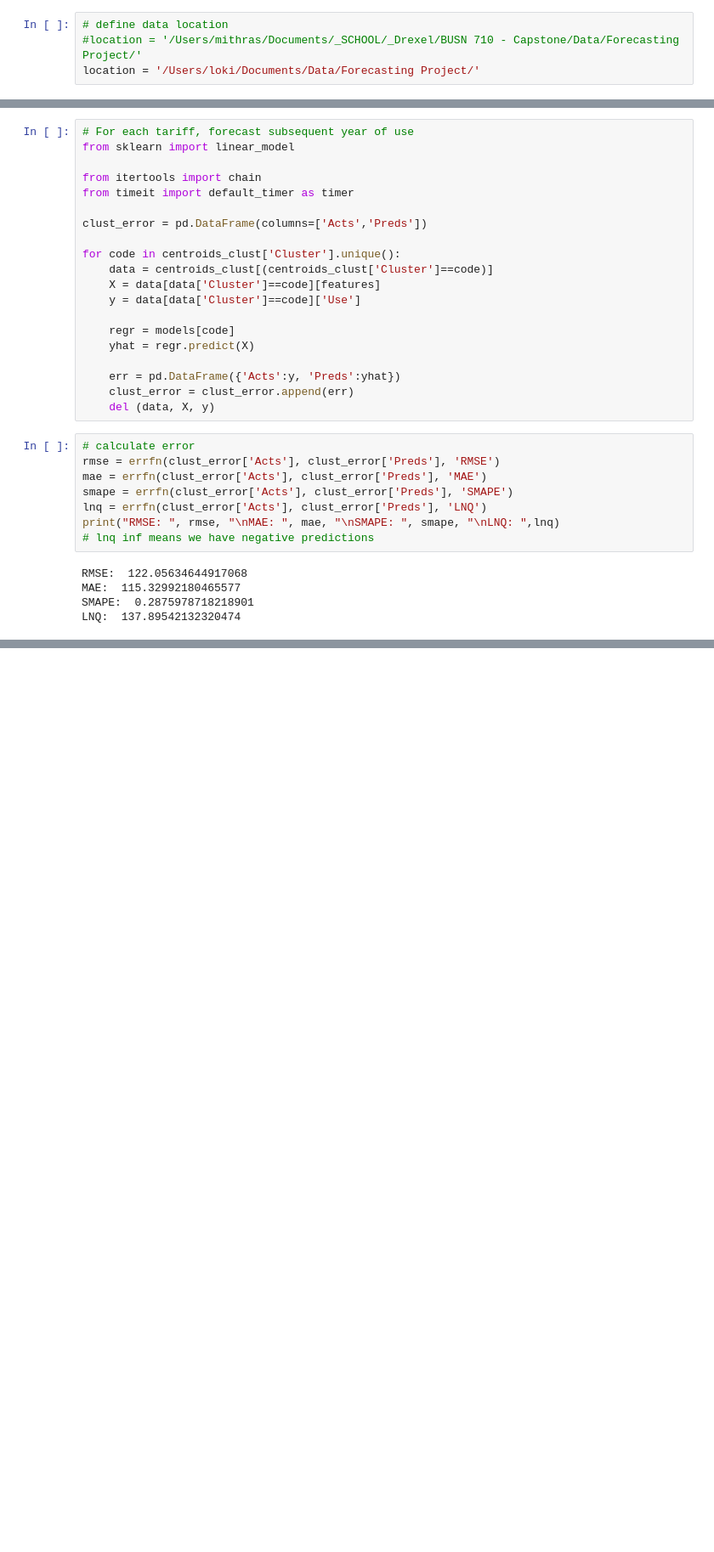
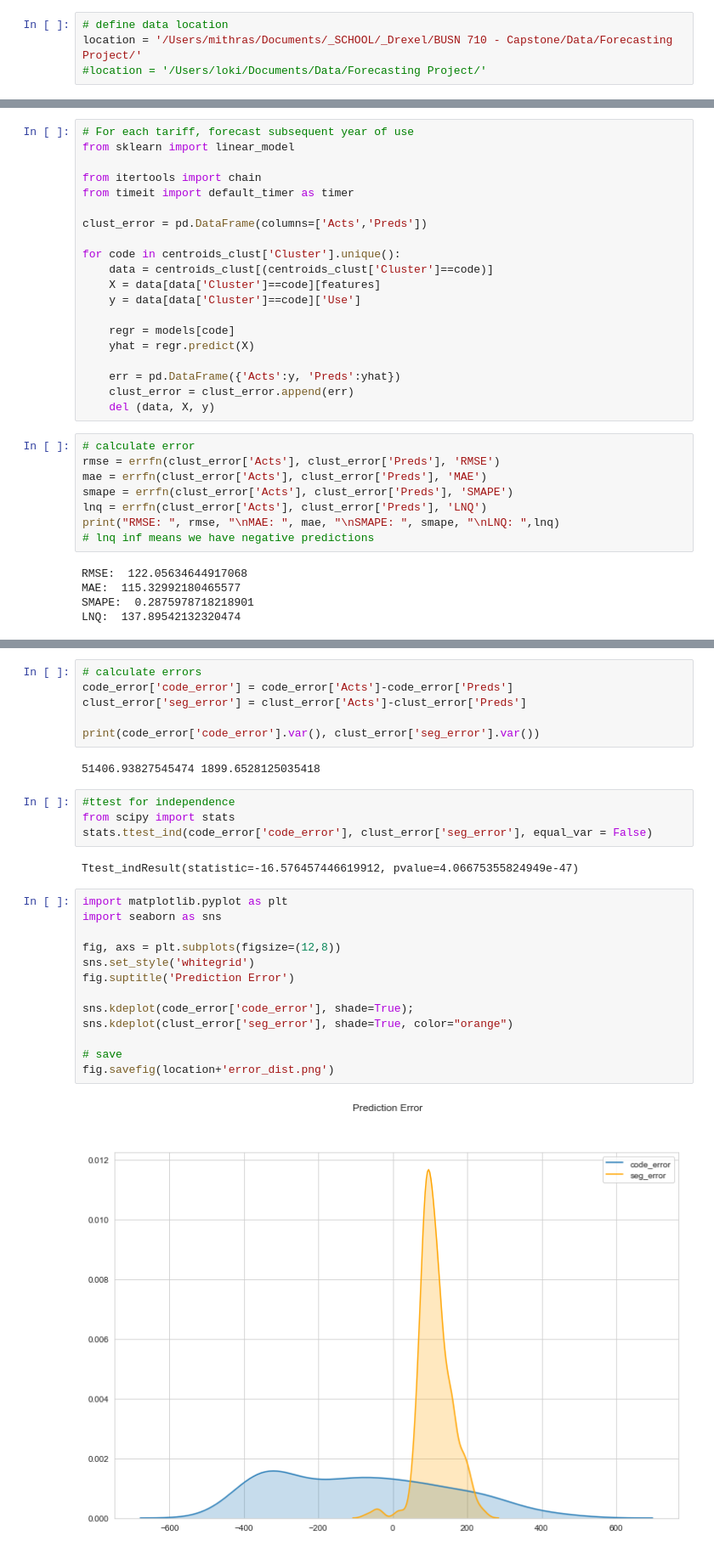
Before and after one commit to yz669/Capstone_2018Fall, a Jupyter notebook: Forecasting.ipynb, the cells around one changed output, grey strips where cells are left out. Shown: that part at 85% size. Drawn from its saved outputs; the diff is of its cells as text; blank space fills up the shorter version.

```diff
--- a/Forecasting.ipynb
+++ b/Forecasting.ipynb
@@ -7,8 +7,8 @@ import numpy as np
 import time
 # %%
 # define data location
-#location = '/Users/mithras/Documents/_SCHOOL/_Drexel/BUSN 710 - Capstone/Data/Forecasting Project/'
-location = '/Users/loki/Documents/Data/Forecasting Project/'
+location = '/Users/mithras/Documents/_SCHOOL/_Drexel/BUSN 710 - Capstone/Data/Forecasting Project/'
+#location = '/Users/loki/Documents/Data/Forecasting Project/'
 # %%
 # load data
 granularity = "daily"
@@ -447,0 +449,29 @@ LNQ:  137.89542132320474
+# %%
+# calculate errors
+code_error['code_error'] = code_error['Acts']-code_error['Preds']
+clust_error['seg_error'] = clust_error['Acts']-clust_error['Preds']
+
+print(code_error['code_error'].var(), clust_error['seg_error'].var())
+# %% [output]
+51406.93827545474 1899.6528125035418
+# %%
+#ttest for independence
+from scipy import stats
+stats.ttest_ind(code_error['code_error'], clust_error['seg_error'], equal_var = False)
+# %% [output]
+Ttest_indResult(statistic=-16.576457446619912, pvalue=4.06675355824949e-47)
+# %%
+import matplotlib.pyplot as plt
+import seaborn as sns
+
+fig, axs = plt.subplots(figsize=(12,8))
+sns.set_style('whitegrid')
+fig.suptitle('Prediction Error')
+
+sns.kdeplot(code_error['code_error'], shade=True);
+sns.kdeplot(clust_error['seg_error'], shade=True, color="orange")
+
+# save
+fig.savefig(location+'error_dist.png')
+# %% [output]
+[figure, added]
```
Also changed, not shown: parts of 2 cells of this notebook.
